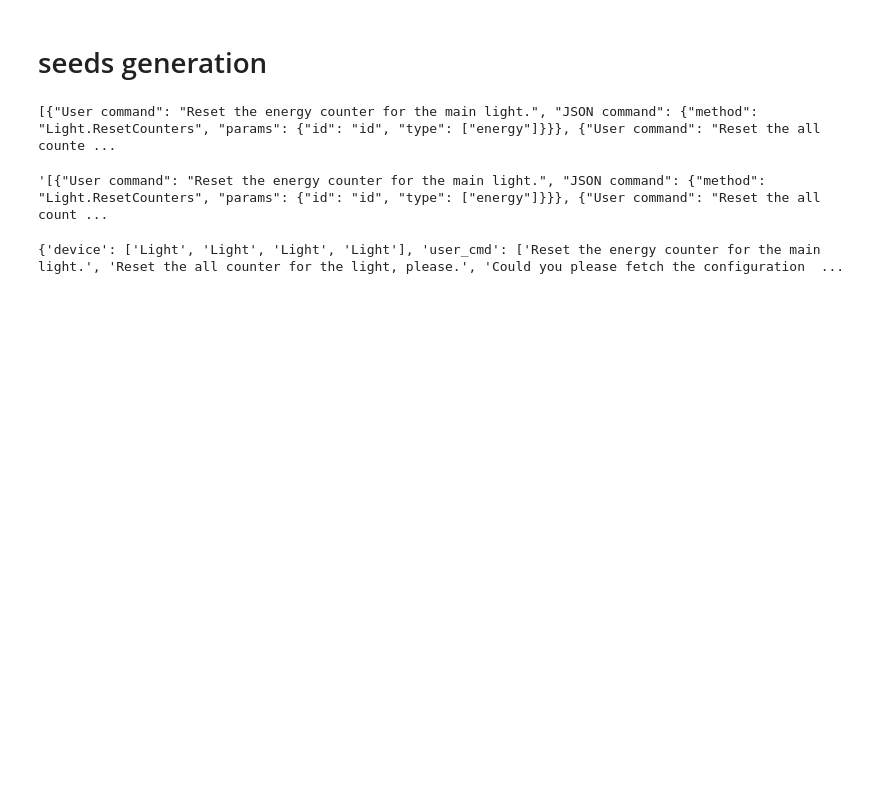
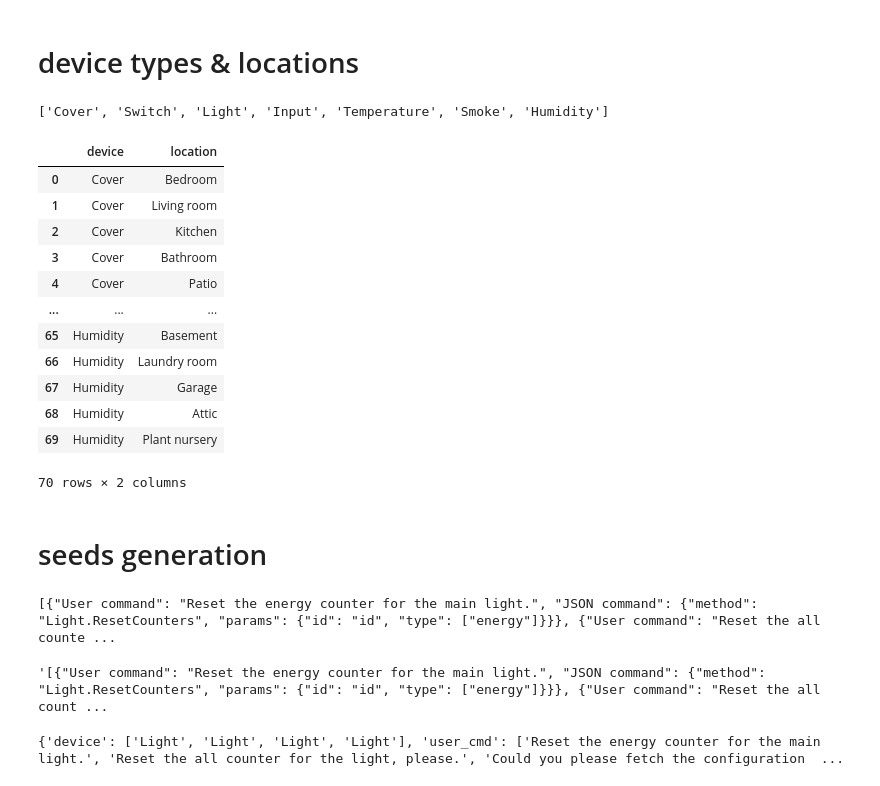
Before and after one commit to viktorpovazhuk/home_assistant_llm, a Jupyter notebook: dataset_generation.ipynb, the cells around one changed output. Saved outputs shown, nothing was run; the diff lists cells and outputs as text; code cells hidden in the pictures; blank space fills up the shorter version.

```diff
--- a/dataset_generation.ipynb
+++ b/dataset_generation.ipynb
@@ -19,6 +28,32 @@ PROMPT_SEEDS_DIR = Path('data/prompts/generation/components')
 PROMPT_COMPONENTS_DIR = Path('data/prompts/generation/components')
 GEN_PROMPTS_DIR = Path('data/prompts/generation/output')
 VAL_PROMPTS_DIR = Path('data/prompts/validation/output')
+DATASET_PATH = Path('data/datasets/dataset_v5.csv')
+DATA_DIR = Path('data/')
+# %% [markdown]
+# device types & locations
+# %%
+DEVICES = list(pd.read_csv(DATA_DIR/'datasets/partial/device_types.csv')['type'])
+DEVICES
+# %% [output]
+['Cover', 'Switch', 'Light', 'Input', 'Temperature', 'Smoke', 'Humidity']
+# %%
+DEVICE_LOCATIONS = pd.read_csv(DATA_DIR/'datasets/partial/device_locations.csv')
+DEVICE_LOCATIONS
+# %% [output]
+|  | device | location |
+| 0 | Cover | Bedroom |
+| 1 | Cover | Living room |
+| 2 | Cover | Kitchen |
+| 3 | Cover | Bathroom |
+| 4 | Cover | Patio |
+| ... | ... | ... |
+| 65 | Humidity | Basement |
+| 66 | Humidity | Laundry room |
+| 67 | Humidity | Garage |
+| 68 | Humidity | Attic |
+| 69 | Humidity | Plant nursery |
+70 rows × 2 columns
 # %% [markdown]
 # seeds generation
 # %%
```
Also changed, not shown: parts of 26 cells of this notebook, 2 other files.
